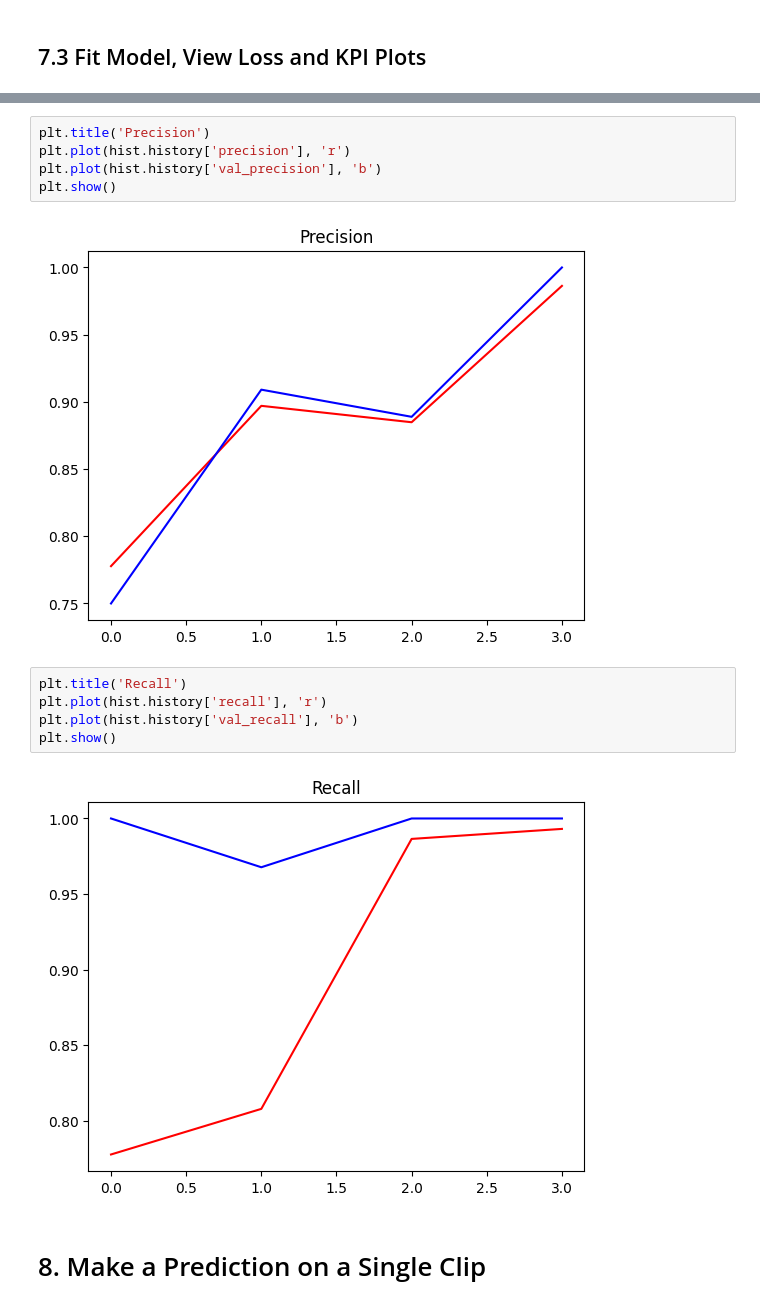
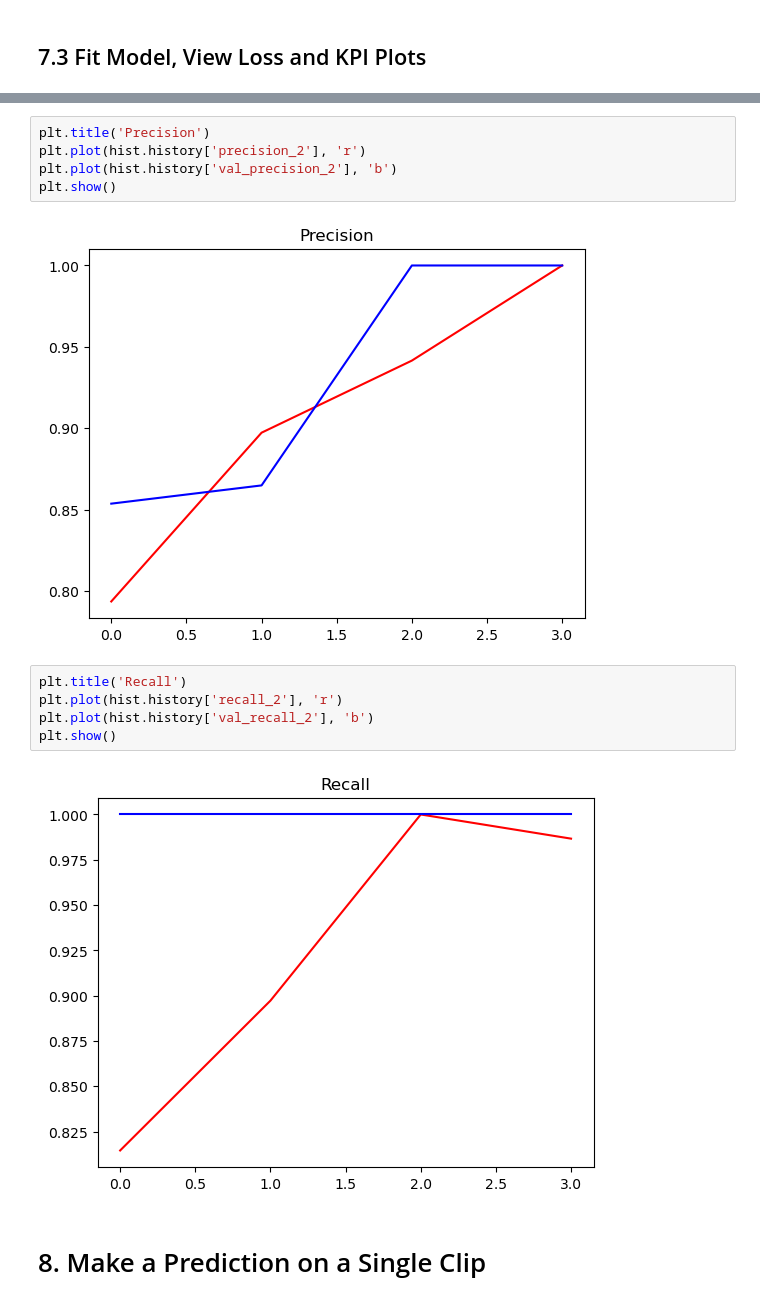
Before and after one commit to Koala280/ventilanalyse, a Jupyter notebook: another_tutorial/AudioClassification.ipynb, the cells around one changed output, grey strips where cells are left out. Drawn from its saved outputs; the diff is of its cells as text.

```diff
--- a/another_tutorial/AudioClassification.ipynb
+++ b/another_tutorial/AudioClassification.ipynb
@@ -224,17 +229,17 @@ plt.show()
 # %%
 plt.title('Precision')
-plt.plot(hist.history['precision'], 'r')
-plt.plot(hist.history['val_precision'], 'b')
+plt.plot(hist.history['precision_2'], 'r')
+plt.plot(hist.history['val_precision_2'], 'b')
 plt.show()
 # %% [output]
-[figure, old version]
+[figure, new version]
 # %%
 plt.title('Recall')
-plt.plot(hist.history['recall'], 'r')
-plt.plot(hist.history['val_recall'], 'b')
+plt.plot(hist.history['recall_2'], 'r')
+plt.plot(hist.history['val_recall_2'], 'b')
 plt.show()
 # %% [output]
-[figure, old version]
+[figure, new version]
 # %% [markdown]
 # 8. Make a Prediction on a Single Clip
 # %% [markdown]
```
Also changed, not shown: parts of 20 cells of this notebook, 1 other file.
